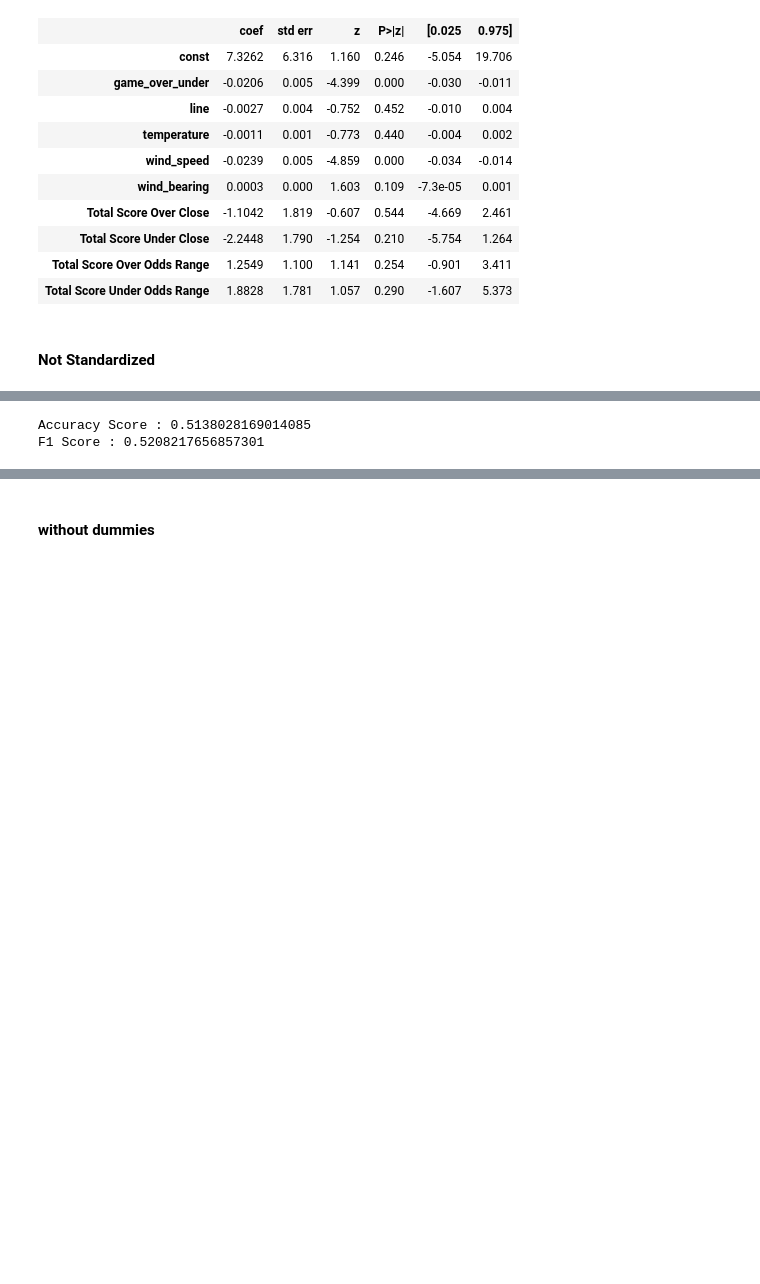
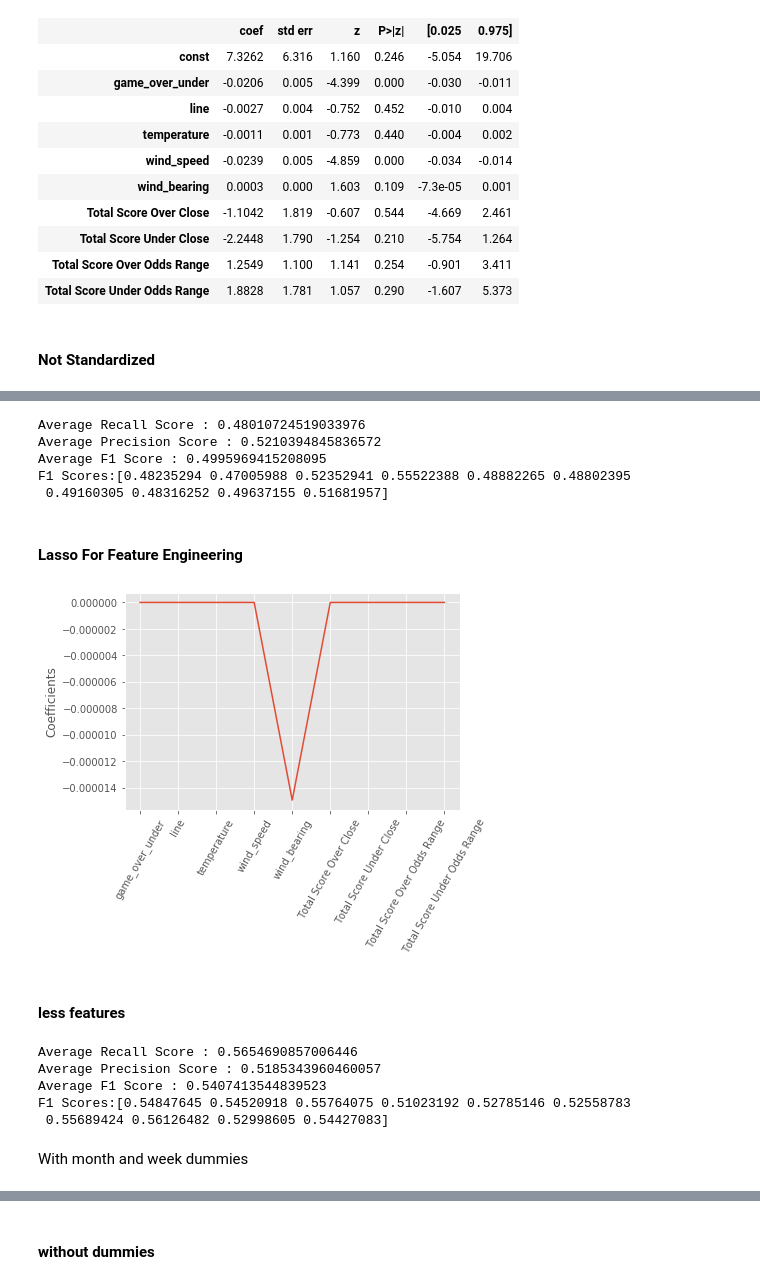
Before and after one commit to HienHa34/Over_Under_Totals, a Jupyter notebook: ModelsWithOdds.ipynb, the cells around one changed output, grey strips where cells are left out. Saved outputs shown, nothing was run; the diff lists cells and outputs as text; code cells hidden in the pictures; blank space fills up the shorter version.

```diff
--- a/ModelsWithOdds.ipynb
+++ b/ModelsWithOdds.ipynb
@@ -66,0 +124,7 @@ X_train, X_test, y_train, y_test = train_test_split(X,y,test_size = 0.2)
+# %%
+dummies1 = pd.get_dummies(less['surface'],prefix ='surface')
+dummies2 = pd.get_dummies(less['weather_icon'], prefix = 'weather')
+dummies3 = pd.get_dummies(less['start'], prefix = 'start')
+X_dummies = X.join(dummies1.loc[:,'surface_Grass':])
+X_dummies = X_dummies.join(dummies2.loc[:, 'weather_Clear Night':])
+X_dummies = X_dummies.join(dummies3.loc[:,'start_Late':])
@@ -163,6 +252,23 @@ F1 Score : 0.5332090538053944
 # %%
-logreg =  LogisticRegression(solver = 'lbfgs', max_iter = 1000)
-model_prediction_scores(logreg, X_dummies_train, X_dummies_test, y_train, y_test)
+logreg = LogisticRegression(solver = 'lbfgs', max_iter = 2000)
+print_cv_scores(logreg, X_dummies_train,y_train)
 # %% [output]
-Accuracy Score : 0.5138028169014085
-F1 Score : 0.5208217656857301
+Average Recall Score : 0.48010724519033976
+Average Precision Score : 0.5210394845836572
+Average F1 Score : 0.4995969415208095
+F1 Scores:[0.48235294 0.47005988 0.52352941 0.55522388 0.48882265 0.48802395
+ 0.49160305 0.48316252 0.49637155 0.51681957]
+# %% [markdown]
+#### Lasso For Feature Engineering
+# %%
+names = X_train.columns
+lasso = Lasso(alpha=0.1)
+lasso_coef = lasso.fit(X_train,y_train).coef_
+# %%
+_ = plt.plot(range(len(names)), lasso_coef)
+_ = plt.xticks(range(len(names)), names, rotation =60)
+_=plt.ylabel('Coefficients')
+# %% [output]
+[figure, added]
+# %% [markdown]
+#### less features
@@ -168,0 +285,11 @@ F1 Score : 0.5208217656857301
+# %%
+logreg = LogisticRegression()
+print_cv_scores(logreg, X3_train, y3_train)
+# %% [output]
+Average Recall Score : 0.5654690857006446
+Average Precision Score : 0.5185343960460057
+Average F1 Score : 0.5407413544839523
+F1 Scores:[0.54847645 0.54520918 0.55764075 0.51023192 0.52785146 0.52558783
+ 0.55689424 0.56126482 0.52998605 0.54427083]
+# %% [markdown]
+With month and week dummies
```
Also changed, not shown: parts of 188 cells of this notebook, 2 other files.
